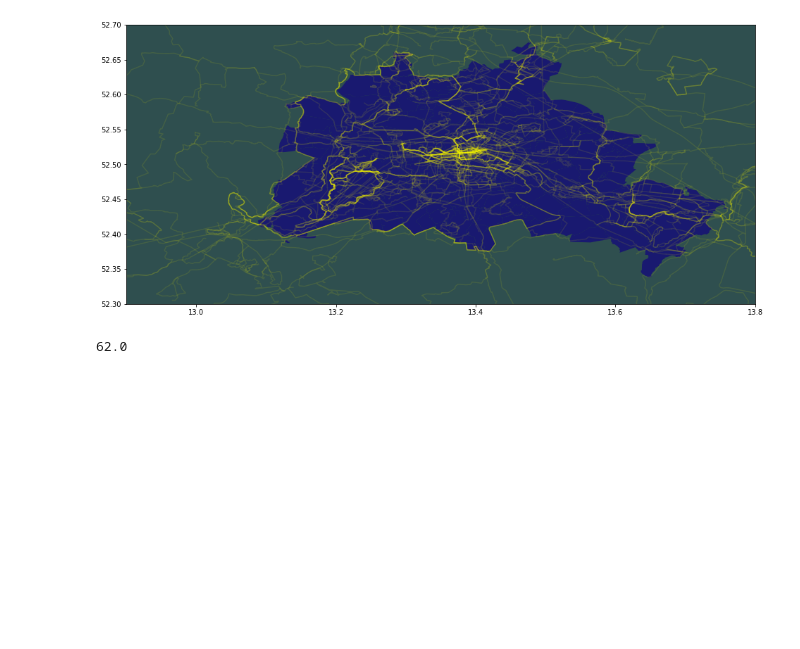
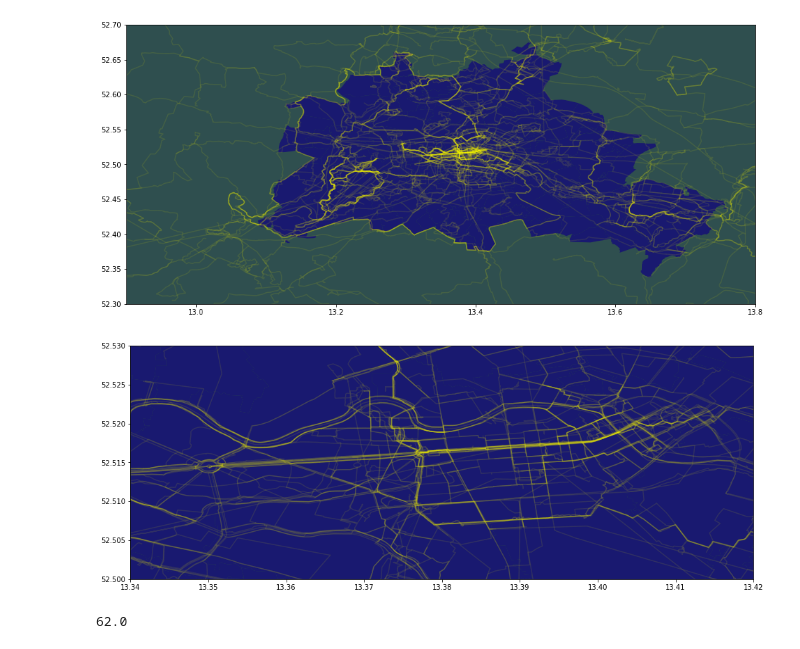
Before and after one commit to TechLabs-Berlin/wt21-way-to-go, a Jupyter notebook: data_visualisation/data_visualisation_stefanie.ipynb, the cells around one changed output. Cells and saved outputs as stored; diff of their text form; code cells hidden in the pictures; blank space fills up the shorter version.

Commit message:
Geo Plot zoom-in near Brandenburg Gate

```diff
--- a/data_visualisation/data_visualisation_stefanie.ipynb
+++ b/data_visualisation/data_visualisation_stefanie.ipynb
@@ -63,6 +64,16 @@ ax.set_ylim(52.3, 52.7) # restricting the shown latitudes
 ax.set_facecolor('darkslategrey') # setting background color
 # %% [output]
 [figure]
+# %%
+# Zooming in near Brandenburg Gate
+fig, ax = plt.subplots()
+gdf_berlin.plot(ax=ax, color='midnightblue')
+gdf_routesunique.plot(ax=ax, color='yellow', alpha=0.1)
+ax.set_xlim(13.34, 13.42) # restricting the shown longitudes
+ax.set_ylim(52.5, 52.53) # restricting the shown latitudes
+ax.set_facecolor('darkslategrey') # setting background color
+# %% [output]
+[figure, added]
 # %%
 # Summarising the matching points of interest per each route
 gdf_poiperroute = gdf_jointdata.groupby(by='route_id').agg({'poi_lat_lgt':'count'}).reset_index().sort_values(by='poi_lat_lgt', ascending=False)
```
Also changed, not shown: parts of 6 cells of this notebook.
